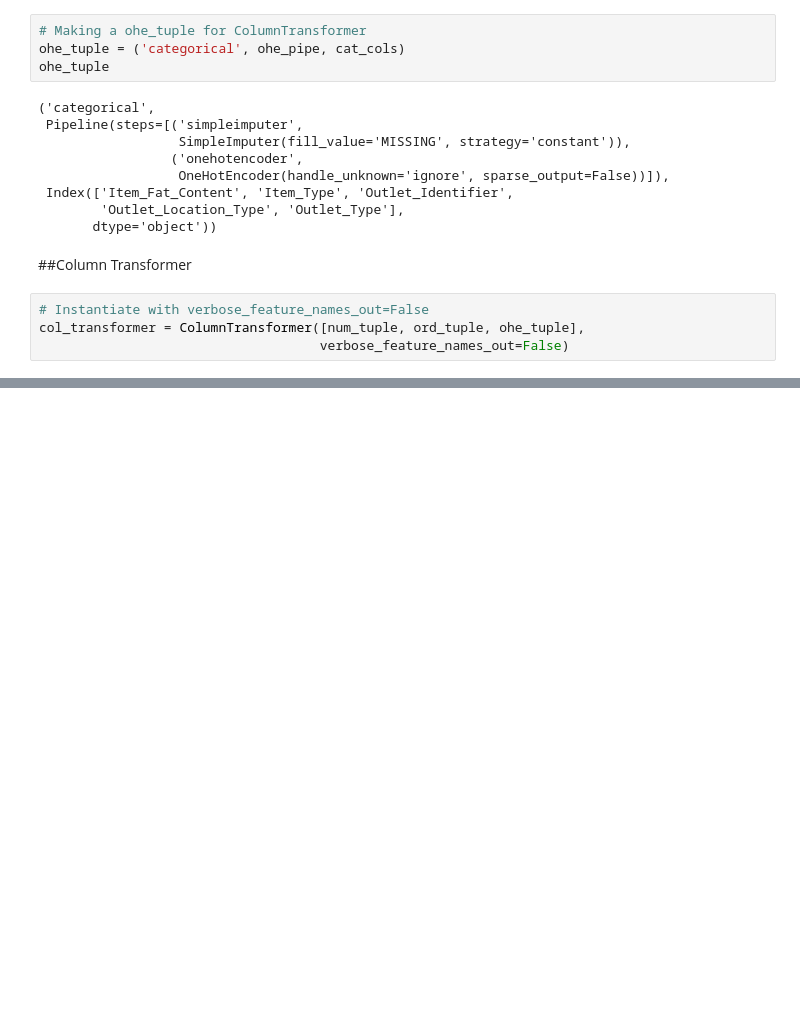
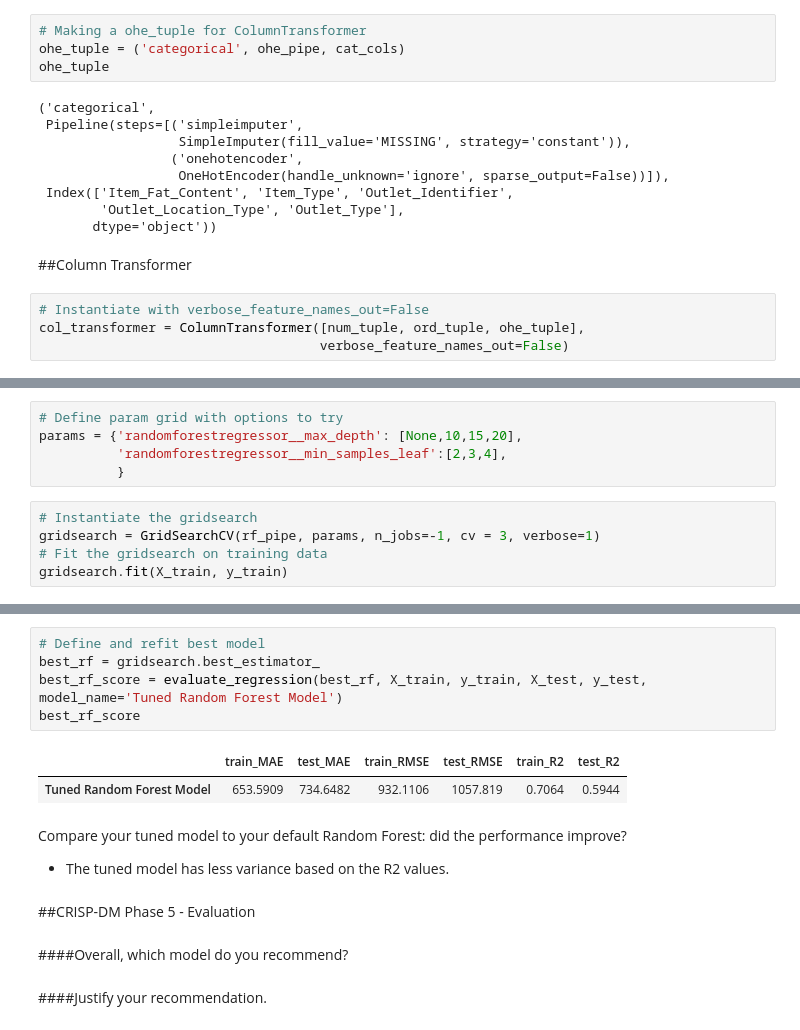
Before and after one commit to vcnzx/Prediction-Of-Product-Sales, a Jupyter notebook: ML_PredictionOfProductSales.ipynb, the cells around one changed output, grey strips where cells are left out. Saved outputs shown, nothing was run; the diff lists cells and outputs as text; blank space fills up the shorter version.

```diff
--- a/ML_PredictionOfProductSales.ipynb
+++ b/ML_PredictionOfProductSales.ipynb
@@ -250,0 +368,10 @@ col_transformer = ColumnTransformer([num_tuple, ord_tuple, ohe_tuple],
+# %%
+# Define param grid with options to try
+params = {'randomforestregressor__max_depth': [None,10,15,20],
+          'randomforestregressor__min_samples_leaf':[2,3,4],
+          }
+# %%
+# Instantiate the gridsearch
+gridsearch = GridSearchCV(rf_pipe, params, n_jobs=-1, cv = 3, verbose=1)
+# Fit the gridsearch on training data
+gridsearch.fit(X_train, y_train)
@@ -250,0 +397,17 @@ col_transformer = ColumnTransformer([num_tuple, ord_tuple, ohe_tuple],
+# %%
+# Define and refit best model
+best_rf = gridsearch.best_estimator_
+best_rf_score = evaluate_regression(best_rf, X_train, y_train, X_test, y_test, model_name='Tuned Random Forest Model')
+best_rf_score
+# %% [output]
+|  | train_MAE | test_MAE | train_RMSE | test_RMSE | train_R2 | test_R2 |
+| Tuned Random Forest Model | 653.5909 | 734.6482 | 932.1106 | 1057.819 | 0.7064 | 0.5944 |
+# %% [markdown]
+Compare your tuned model to your default Random Forest: did the performance improve?
+- The tuned model has less variance based on the R2 values.
+# %% [markdown]
+##CRISP-DM Phase 5 - Evaluation
+# %% [markdown]
+####Overall, which model do you recommend?
+# %% [markdown]
+####Justify your recommendation.
```
Also changed, not shown: parts of 16 cells of this notebook.
